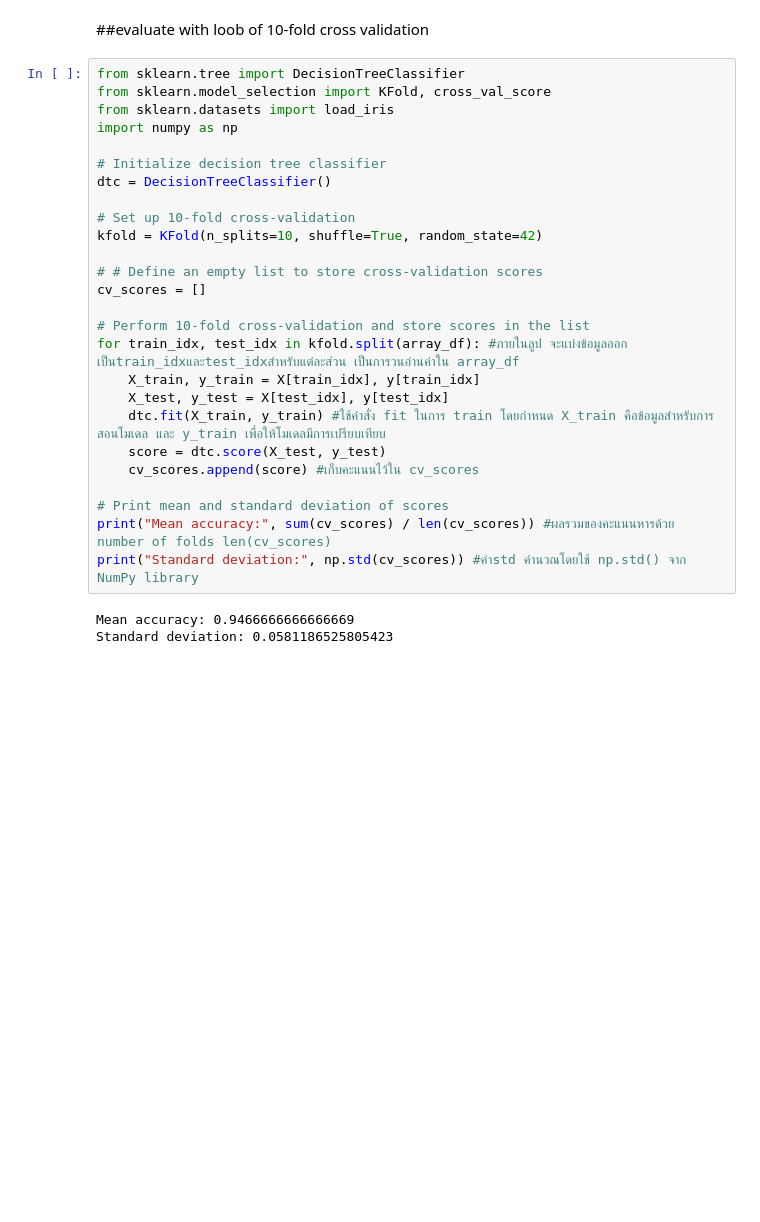
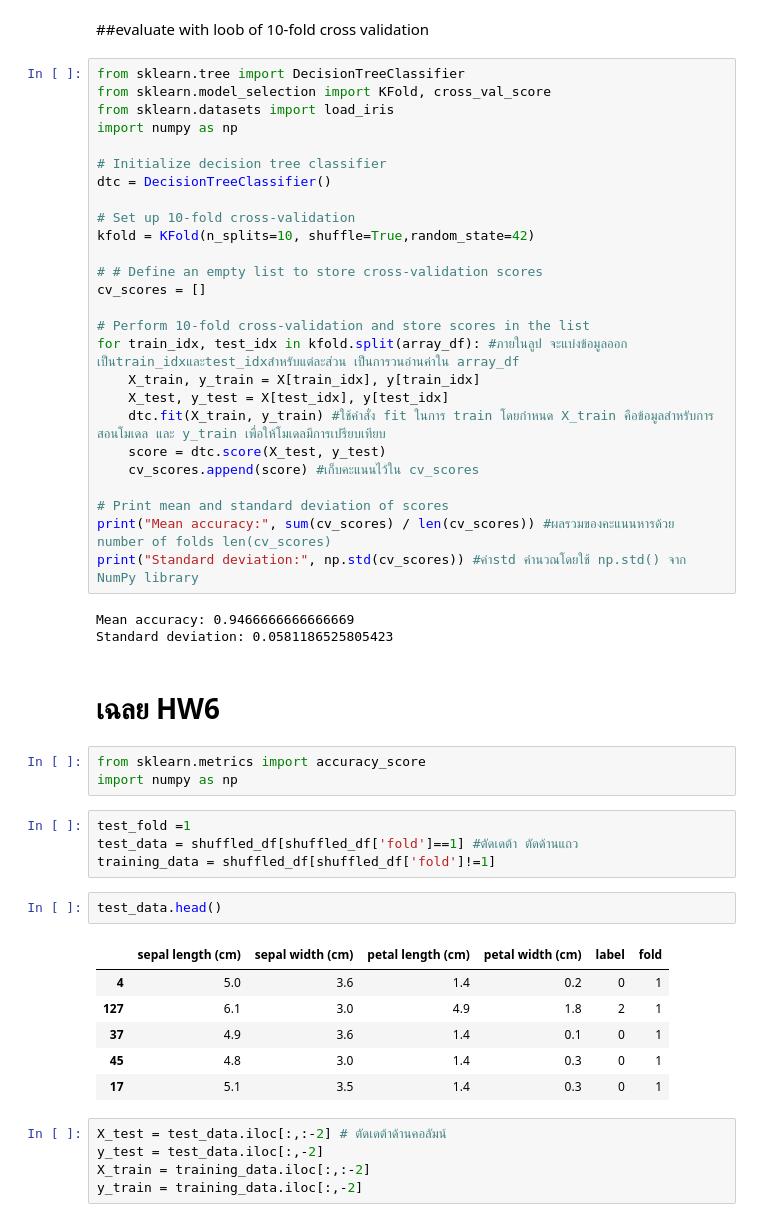
Before and after one commit to CallmeSIRI/bsc_dpdm22, a Jupyter notebook: Performance_Evaluation.ipynb, the cells around one changed output. Cells and saved outputs as stored; diff of their text form; blank space fills up the shorter version.

Commit message:
เฉลย HW6

```diff
--- a/Performance_Evaluation.ipynb
+++ b/Performance_Evaluation.ipynb
@@ -211,7 +211,7 @@ import numpy as np
 dtc = DecisionTreeClassifier()
 
 # Set up 10-fold cross-validation
-kfold = KFold(n_splits=10, shuffle=True, random_state=42)
+kfold = KFold(n_splits=10, shuffle=True,random_state=42)
 
 # # Define an empty list to store cross-validation scores
 cv_scores = []
@@ -230,3 +230,26 @@ print("Standard deviation:", np.std(cv_scores)) #ค่าstd คำนวณโ
 # %% [output]
 Mean accuracy: 0.9466666666666669
 Standard deviation: 0.0581186525805423
+# %% [markdown]
+# เฉลย HW6
+# %%
+from sklearn.metrics import accuracy_score
+import numpy as np
+# %%
+test_fold =1
+test_data = shuffled_df[shuffled_df['fold']==1] #ตัดเดต้า ตัดด้านแถว
+training_data = shuffled_df[shuffled_df['fold']!=1]
+# %%
+test_data.head()
+# %% [output]
+|  | sepal length (cm) | sepal width (cm) | petal length (cm) | petal width (cm) | label | fold |
+| 4 | 5.0 | 3.6 | 1.4 | 0.2 | 0 | 1 |
+| 127 | 6.1 | 3.0 | 4.9 | 1.8 | 2 | 1 |
+| 37 | 4.9 | 3.6 | 1.4 | 0.1 | 0 | 1 |
+| 45 | 4.8 | 3.0 | 1.4 | 0.3 | 0 | 1 |
+| 17 | 5.1 | 3.5 | 1.4 | 0.3 | 0 | 1 |
+# %%
+X_test = test_data.iloc[:,:-2] # ตัดเดต้าด้านคอลัมน์
+y_test = test_data.iloc[:,-2]
+X_train = training_data.iloc[:,:-2]
+y_train = training_data.iloc[:,-2]
```
Also changed, not shown: parts of 4 cells of this notebook.
